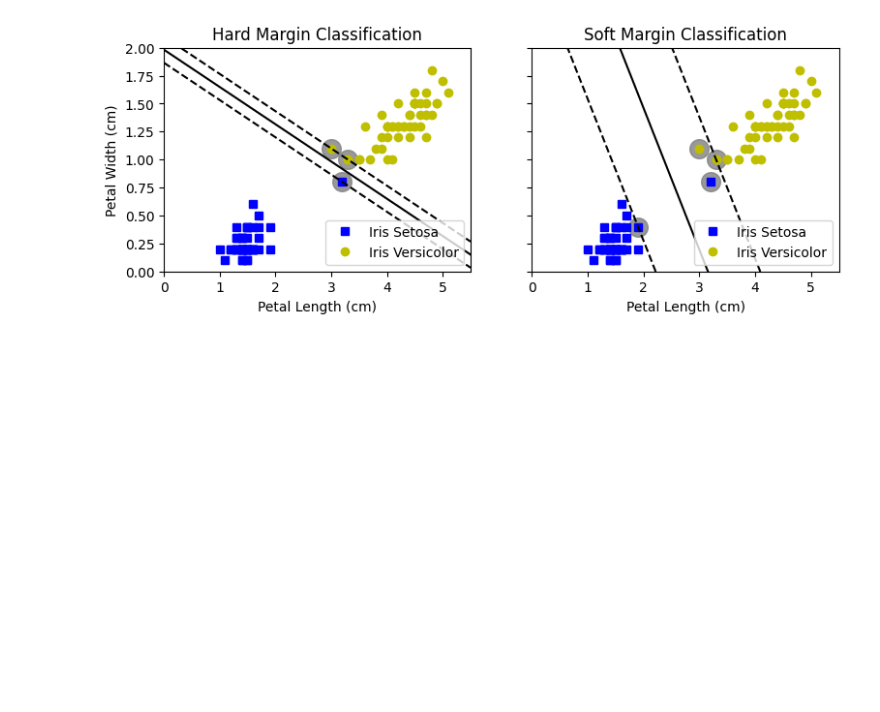
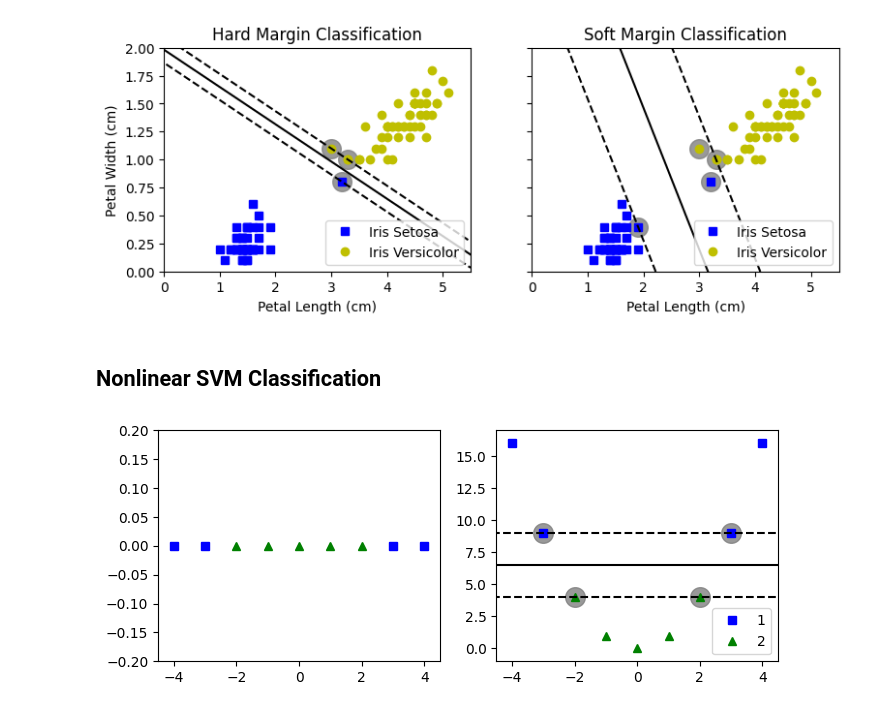
Before and after one commit to Zane-dev16/Support-Vector-Machines, a Jupyter notebook: notebooks/SVMs.ipynb, the cells around one changed output. Saved outputs shown, nothing was run; the diff lists cells and outputs as text; code cells hidden in the pictures; blank space fills up the shorter version.

Commit message:
Plot Concept for nonlinear svm

```diff
--- a/notebooks/SVMs.ipynb
+++ b/notebooks/SVMs.ipynb
@@ -91,7 +91,7 @@ def plt_svc(svm_clf):
     w = svm_clf.coef_[0]
     b = svm_clf.intercept_[0]
 
-    x0 = np.linspace(0, 5.5, 500)
+    x0 = np.linspace(-5, 5.5, 500)
     decision_boundary = -w[0] / w[1] * x0 - b / w[1]
     margin = 1/w[1]
     support_vectors = svm_clf.support_vectors_
@@ -144,3 +145,29 @@ plt.xlabel("Petal Length (cm)")
 plt_svc(svm_clf_soft)
 # %% [output]
 [figure]
+# %% [markdown]
+## Nonlinear SVM Classification
+# %%
+X_1D = np.linspace(-4, 4, 9)
+X_2D = np.c_[X_1D, X_1D**2]
+
+y = np.array([0, 0, 1, 1, 1, 1, 1, 0, 0])
+
+svm_clf = SVC(kernel="linear", C=10**9)
+svm_clf.fit(X_2D, y)
+
+plt.figure(figsize=(8, 3))
+plt.subplot(121)
+plt.plot(X_1D[y==0], np.zeros(4), "bs")
+plt.plot(X_1D[y==1], np.zeros(5), "g^")
+plt.axis([-4.5, 4.5, -0.2, 0.2])
+
+plt.subplot(122)
+plt.plot(X_2D[:, 0][y==0], X_2D[:, 1][y==0], "bs", label="1")
+plt.plot(X_2D[:, 0][y==1], X_2D[:, 1][y==1], "g^", label="2")
+plt_svc(svm_clf)
+plt.axis([-4.5, 4.5, -1, 17])
+
+plt.show()
+# %% [output]
+[figure, added]
```
Also changed, not shown: parts of 1 cell of this notebook.
